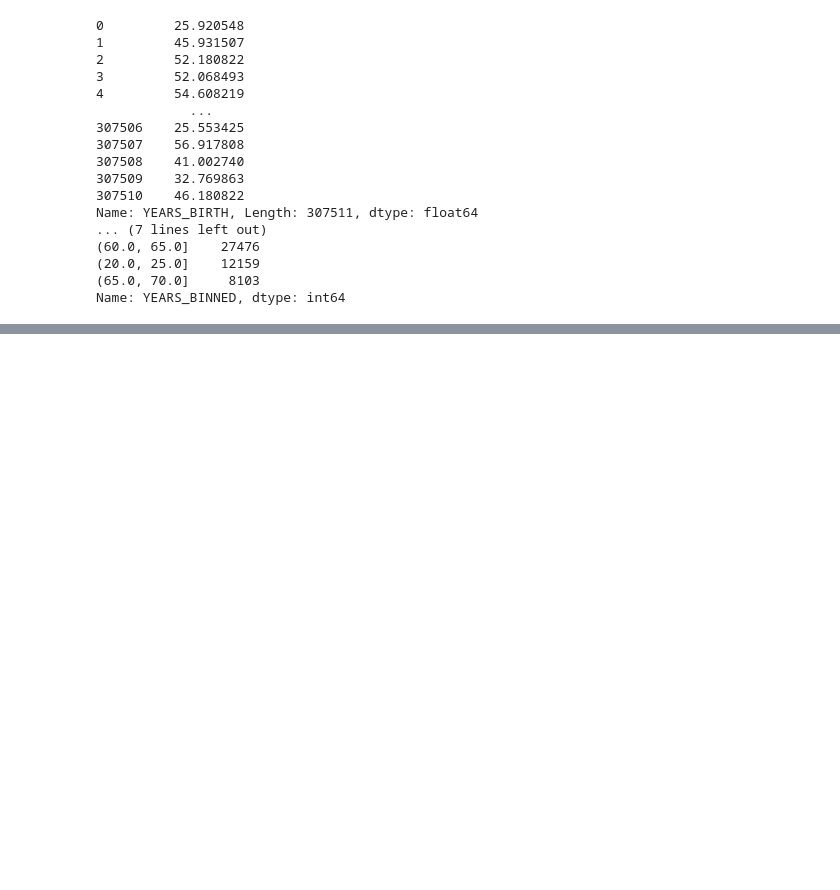
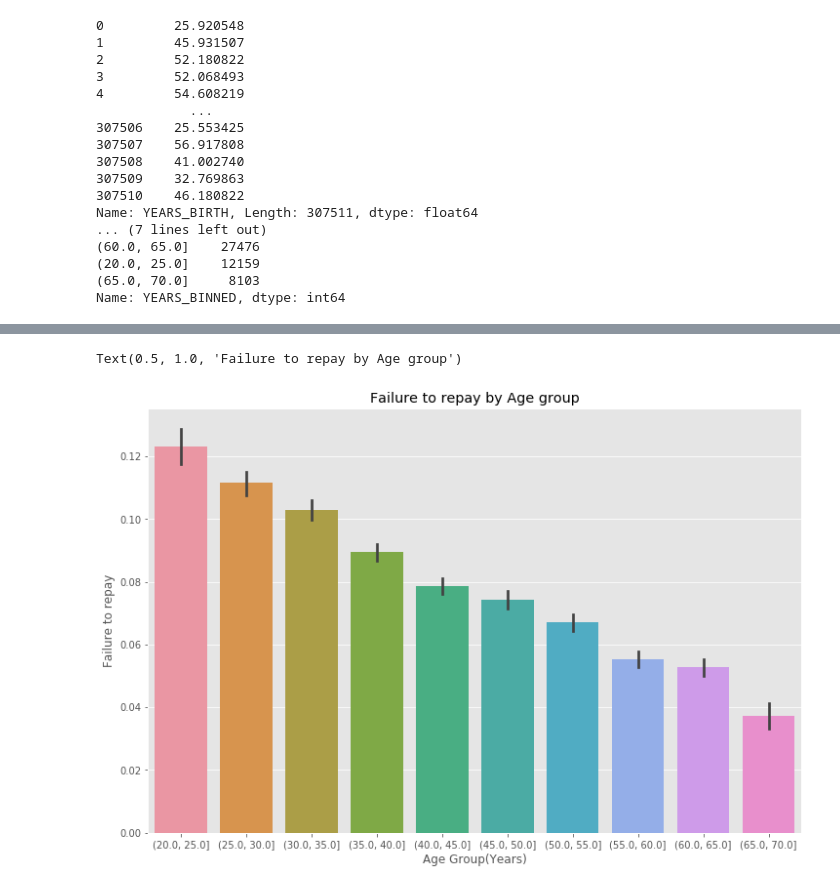
Before and after one commit to francislin871206/4th-ML100Days, a Jupyter notebook: Day_016_HW_practice.ipynb, the cells around one changed output, grey strips where cells are left out. Cells and saved outputs as stored; diff of their text form; code cells hidden in the pictures; blank space fills up the shorter version.

```diff
--- a/Day_016_HW_practice.ipynb
+++ b/Day_016_HW_practice.ipynb
@@ -149,0 +166,12 @@ SyntaxError: invalid syntax (<ipython-input-23-4616bed5dcb4>, line 1)
+# %%
+plt.figure(figsize = (12,8))
+px = age_data['YEARS_BINNED']
+py = age_data['TARGET']
+sns.barplot(px,py)
+plt.show
+
+plt.xlabel('Age Group(Years)'),plt.ylabel('Failure to repay')
+plt.title('Failure to repay by Age group')
+# %% [output]
+Text(0.5, 1.0, 'Failure to repay by Age group')
+[figure, added]
```
Also changed, not shown: parts of 8 cells of this notebook.
